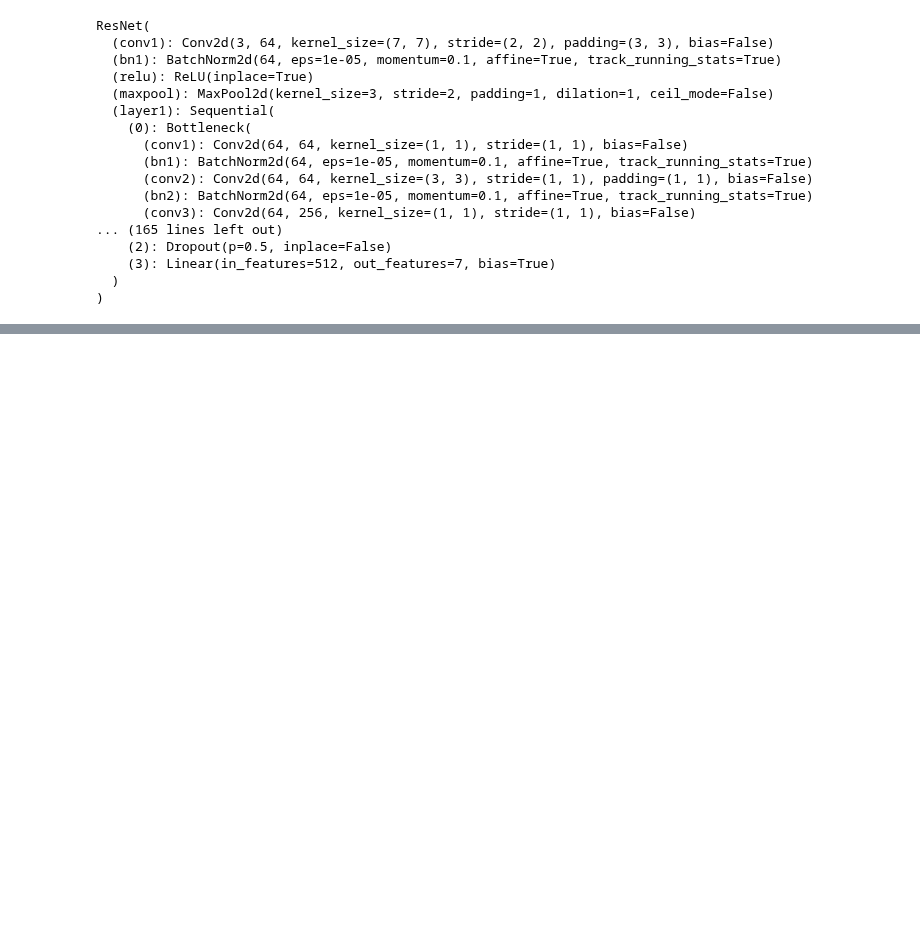
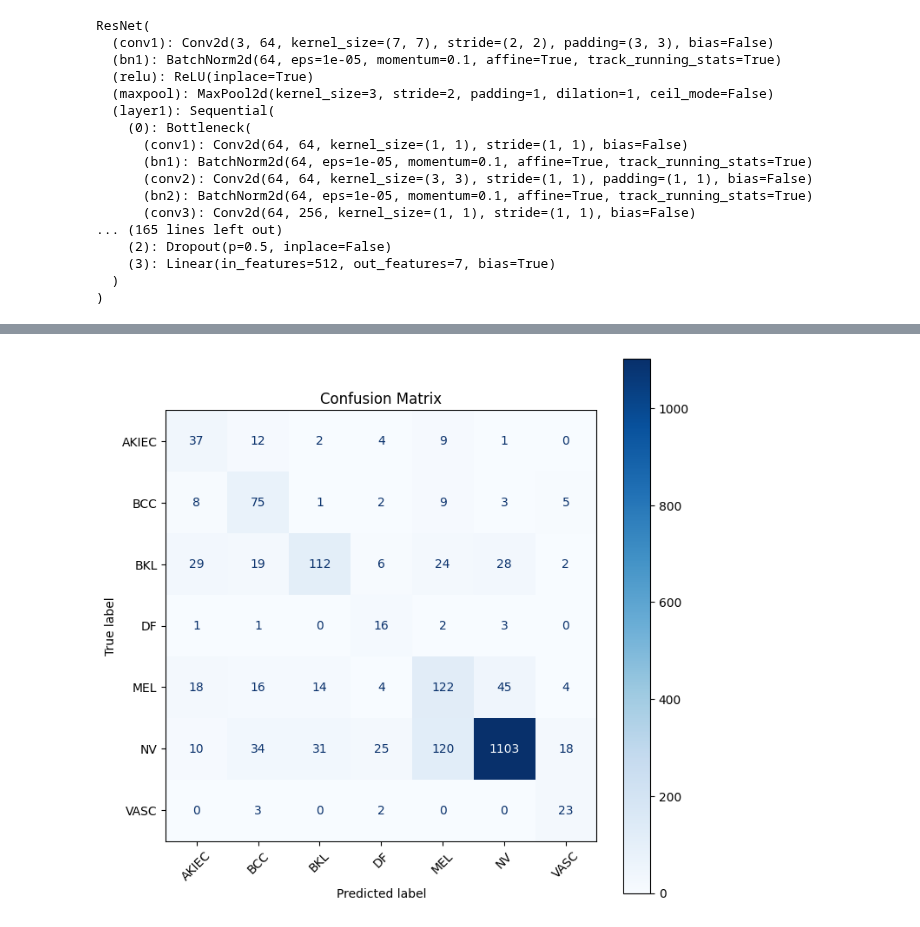
Before and after one commit to SudehMirzaei/explainable-skin-lesion-classification, a Jupyter notebook: skin_lession_classification.ipynb, the cells around one changed output, grey strips where cells are left out. Cells and saved outputs as stored; diff of their text form; code cells hidden in the pictures; blank space fills up the shorter version.

```diff
--- a/skin_lession_classification.ipynb
+++ b/skin_lession_classification.ipynb
@@ -592,0 +577,50 @@ Epoch 12/15
+# %%
+from sklearn.metrics import confusion_matrix
+
+y_true = []
+y_pred = []
+
+with torch.no_grad():
+    for images, labels in val_loader:
+
+        images = images.to(device)
+        labels = labels.to(device)
+
+        outputs = model(images)
+        _, predicted = torch.max(outputs, 1)
+
+        y_true.extend(labels.cpu().numpy())
+        y_pred.extend(predicted.cpu().numpy())
+# %%
+cm = confusion_matrix(y_true, y_pred)
+# %%
+import matplotlib.pyplot as plt
+from sklearn.metrics import ConfusionMatrixDisplay
+
+class_names = [
+    "AKIEC",
+    "BCC",
+    "BKL",
+    "DF",
+    "MEL",
+    "NV",
+    "VASC"
+]
+
+disp = ConfusionMatrixDisplay(
+    confusion_matrix=cm,
+    display_labels=class_names
+)
+
+fig, ax = plt.subplots(figsize=(8,8))
+
+disp.plot(
+    cmap="Blues",
+    xticks_rotation=45,
+    ax=ax
+)
+
+plt.title("Confusion Matrix")
+plt.show()
+# %% [output]
+[figure, added]
```
Also changed, not shown: parts of 25 cells of this notebook.
